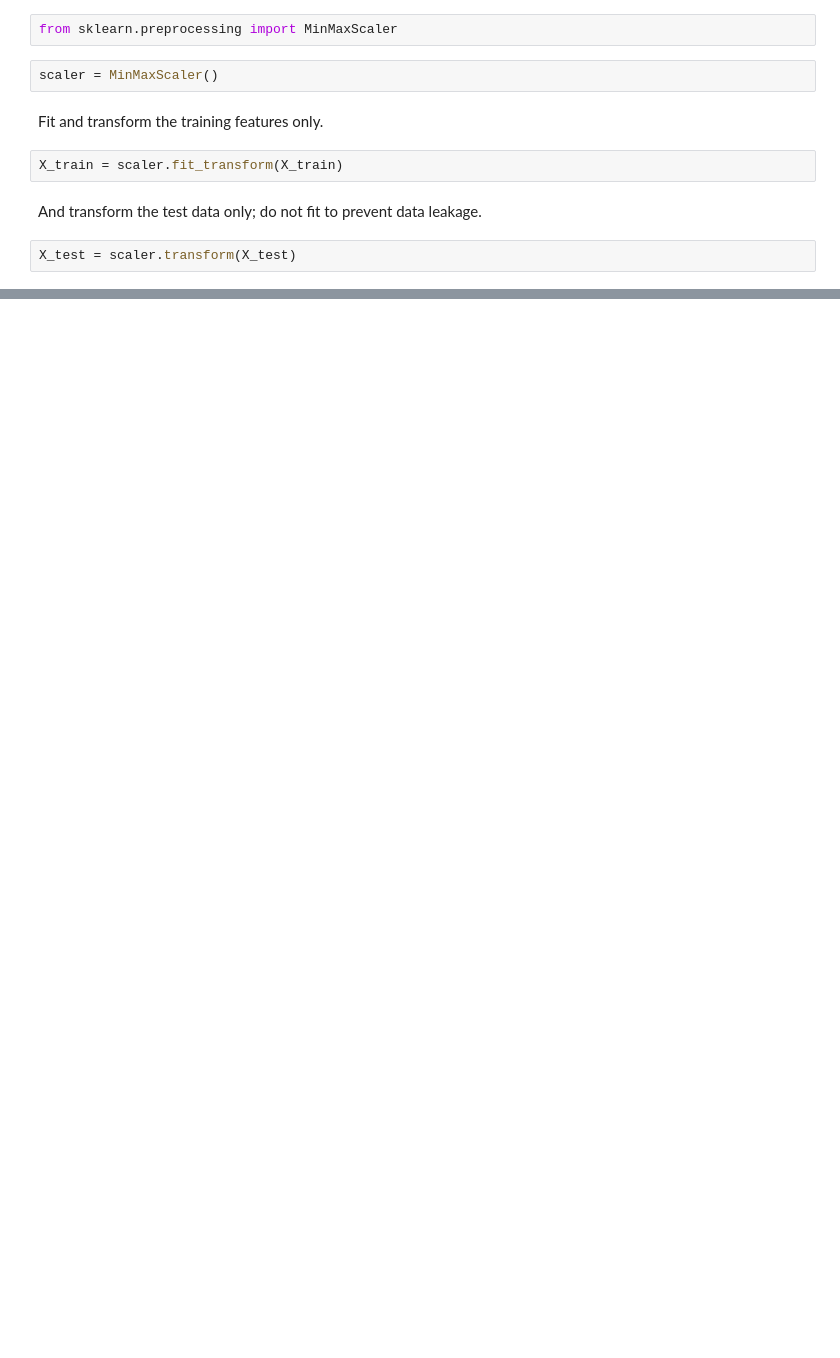
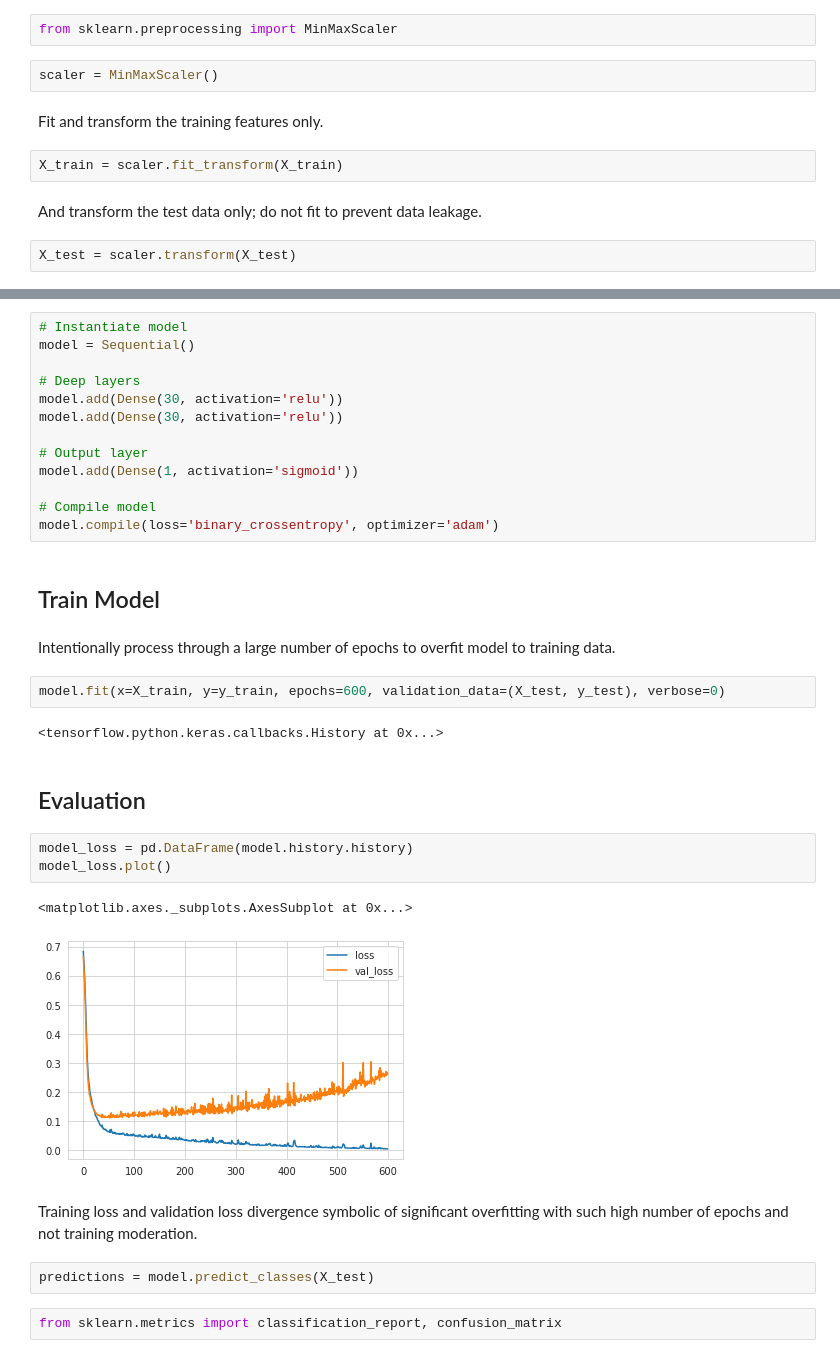
Before and after one commit to morphingdesign/tfExplore, a Jupyter notebook: TF_Process_Classification.ipynb, the cells around one changed output, grey strips where cells are left out. Cells and saved outputs as stored; diff of their text form; blank space fills up the shorter version.

Commit message:
Create, train, and evaluate model. Initial setup followed by a revised version with dropout layers and early stopping callback to mitigate overfitting.

```diff
--- a/TF_Process_Classification.ipynb
+++ b/TF_Process_Classification.ipynb
@@ -134,0 +144,35 @@ X_test = scaler.transform(X_test)
+# %%
+# Instantiate model
+model = Sequential()
+
+# Deep layers
+model.add(Dense(30, activation='relu'))
+model.add(Dense(30, activation='relu'))
+
+# Output layer
+model.add(Dense(1, activation='sigmoid'))
+
+# Compile model
+model.compile(loss='binary_crossentropy', optimizer='adam')
+# %% [markdown]
+## Train Model
+# %% [markdown]
+Intentionally process through a large number of epochs to overfit model to training data.
+# %%
+model.fit(x=X_train, y=y_train, epochs=600, validation_data=(X_test, y_test), verbose=0)
+# %% [output]
+<tensorflow.python.keras.callbacks.History at 0x...>
+# %% [markdown]
+## Evaluation
+# %%
+model_loss = pd.DataFrame(model.history.history)
+model_loss.plot()
+# %% [output]
+<matplotlib.axes._subplots.AxesSubplot at 0x...>
+[figure, added]
+# %% [markdown]
+Training loss and validation loss divergence symbolic of significant overfitting with such high number of epochs and not training moderation.
+# %%
+predictions = model.predict_classes(X_test)
+# %%
+from sklearn.metrics import classification_report, confusion_matrix
```
Also changed, not shown: parts of 25 cells of this notebook.
